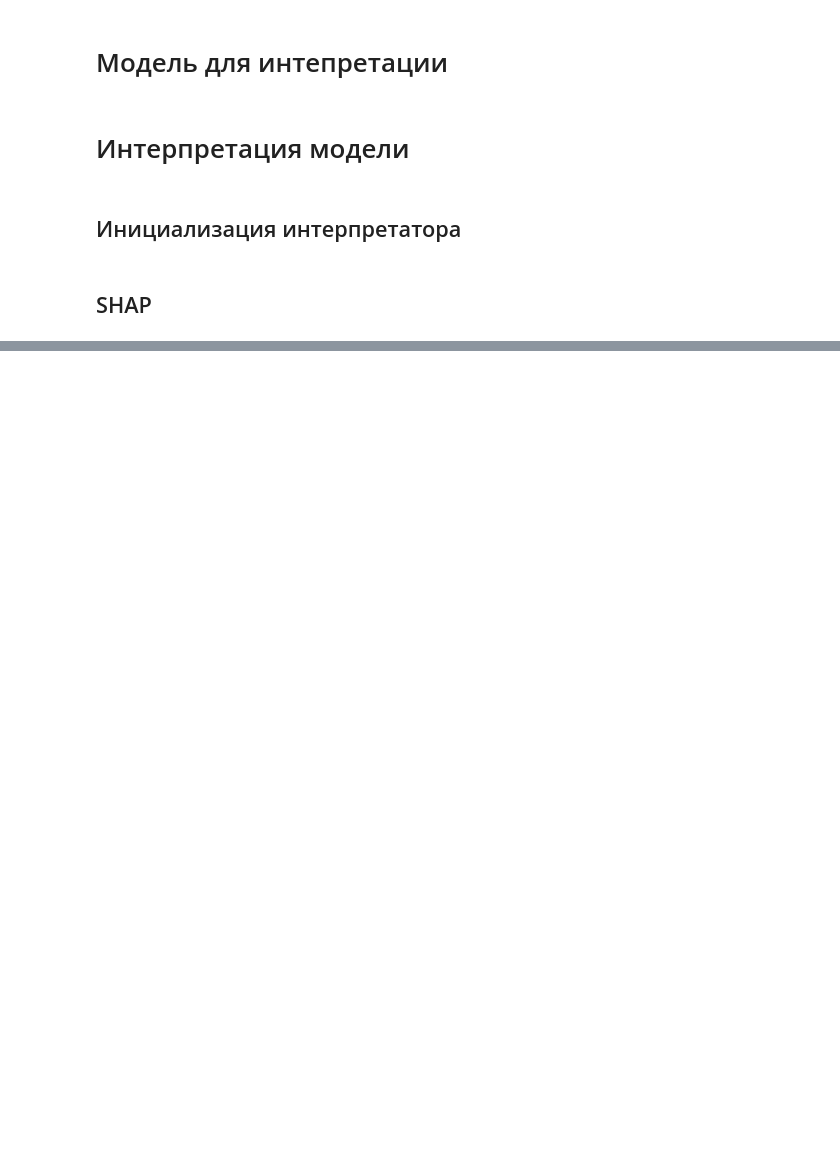
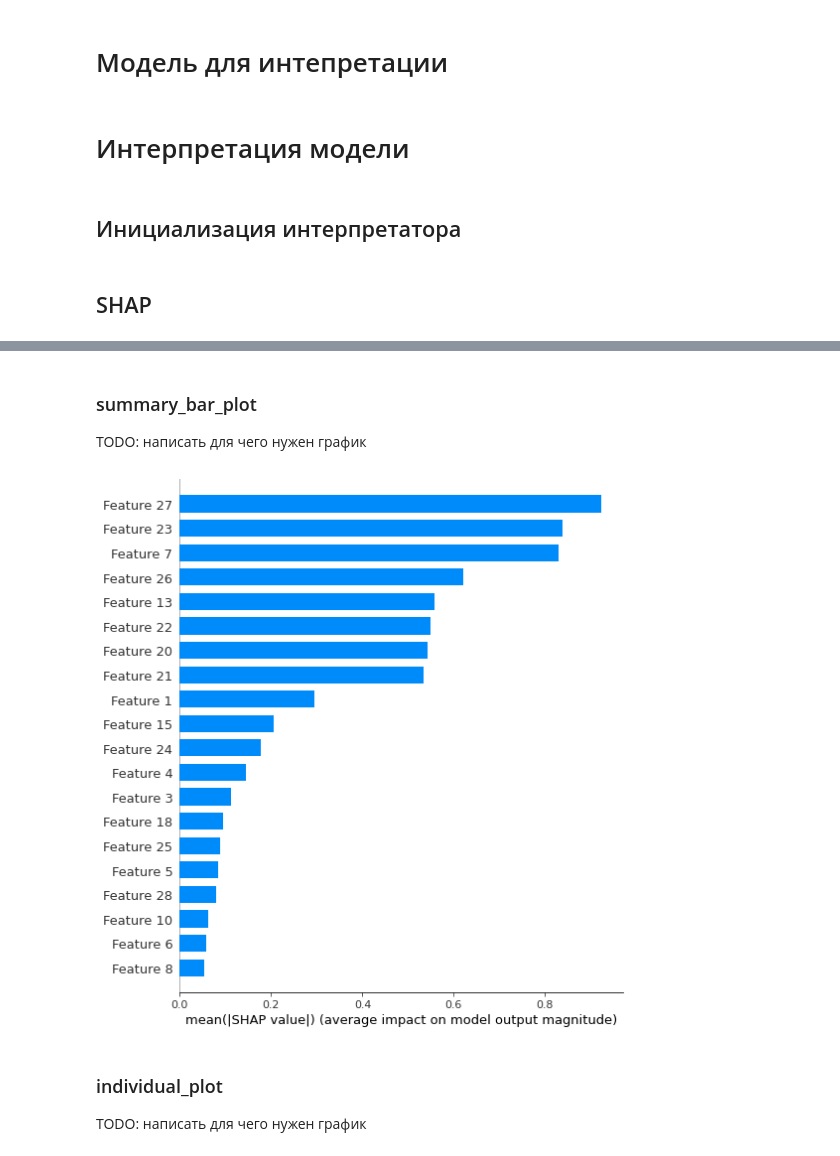
Before and after one commit to YanaSemenenya/INTERPRETATOR, a Jupyter notebook: Examples/BaseInterpretator_example.ipynb, the cells around one changed output, grey strips where cells are left out. Cells and saved outputs as stored; diff of their text form; code cells hidden in the pictures; blank space fills up the shorter version.

```diff
--- a/Examples/BaseInterpretator_example.ipynb
+++ b/Examples/BaseInterpretator_example.ipynb
@@ -38,0 +42,10 @@ my_interpret.shap(X)
+# %% [markdown]
+### summary_bar_plot
+TODO: написать для чего нужен график
+# %%
+my_interpret.shap(X, type = "summary_bar_plot")
+# %% [output]
+[figure, added]
+# %% [markdown]
+### individual_plot
+TODO: написать для чего нужен график
```
Also changed, not shown: parts of 3 cells of this notebook.
